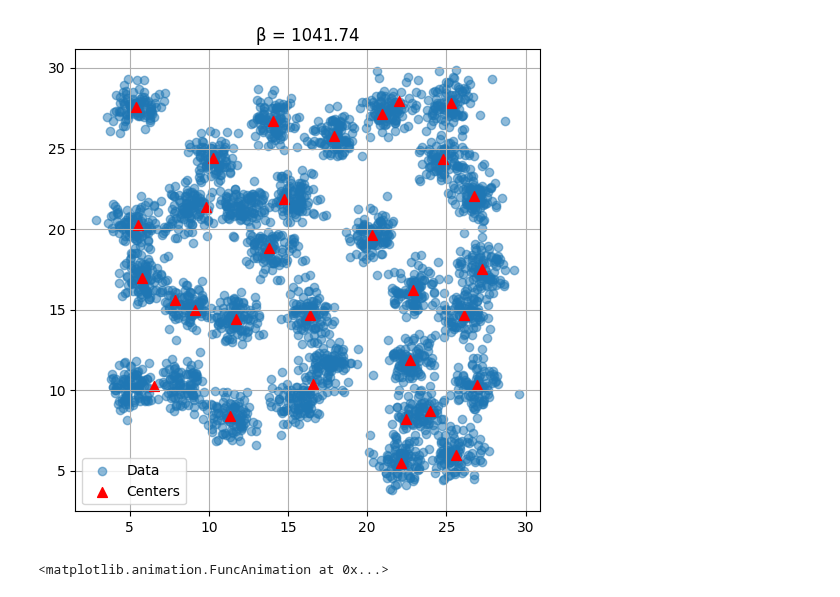
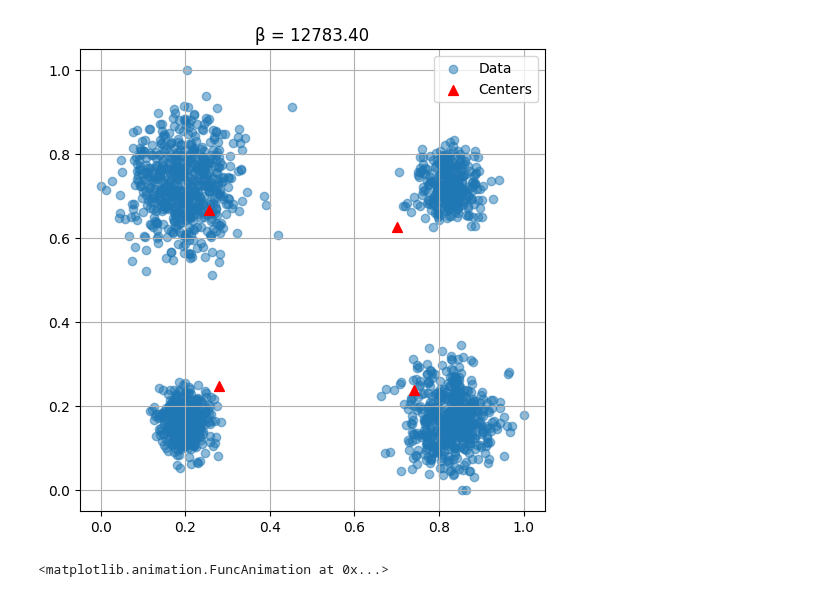
Before and after one commit to salar96/AutonomyAwareClustering, a Jupyter notebook: ReinforcementBasedClustering/RL Clustering Phase Transitions.ipynb, the cells around one changed output. Drawn from its saved outputs; the diff is of its cells as text; code cells hidden in the pictures.

Commit message:
Fixed True case notebook

```diff
--- a/ReinforcementBasedClustering/RL Clustering Phase Transitions.ipynb
+++ b/ReinforcementBasedClustering/RL Clustering Phase Transitions.ipynb
@@ -5,16 +5,16 @@ import matplotlib.pyplot as plt
 from scipy.spatial.distance import cdist
 
 np.random.seed(42)
+# %%
+from TestCaseGenerator import data_RLClustering
+X, M, T_P, N, d = data_RLClustering(4)
 # %%
-# Cell 2: Parameters and Data
-N = 3100  # Number of data points
-M = 31  # Number of clusters
-beta_min = 0.001
-beta_max = 1000.0
-tau = 1.05
 
-# X = np.random.randn(N, 2)               # 2D input data
-X = np.loadtxt("D31.txt")[:, :2]
+beta_min = 0.1
+beta_max = 10000.0
+tau = 1.5
+
+
 rho = np.ones(N) / N  # Uniform weights
 
 # Initialize cluster centers randomly
@@ -32,40 +77,39 @@ p_l_given_ji /= np.sum(p_l_given_ji, axis=2, keepdims=True)
 # Cell 4: Main loop with policy and y_l updates
 beta = beta_min
 Y_old = Y.copy() + 1e6
-Y_list = [Y]
+Y_list = []
+pi_list = []
 while beta <= beta_max:
     counter = 0
     while np.linalg.norm(Y - Y_old) / np.linalg.norm(Y_old) > 1e-6:
         # update policy
         D = cdist(X, Y, "sqeuclidean", out=None)
         D_bar = np.sum(np.tile(D[:, None, :], (1, M, 1)) * p_l_given_ji, axis=2)
         mins = np.min(D_bar, axis=1, keepdims=True)
         D_bar_normalized = D_bar - mins
         pi = np.exp(-beta * D_bar_normalized)
         pi /= np.sum(pi, axis=1, keepdims=True)
         # update cluster centers
-        p_y_x = pi * np.tile(rho[:, None], (1, M))
-        p_y = np.sum(p_y_x, axis=0)
-        p_x_given_y = p_y_x / np.tile(p_y[None, :], (N, 1))
-        Y = p_x_given_y.T @ X
+        Y = compute_cluster_centers(X, rho, pi, p_l_given_ji, eps=1e-12)
 
         counter += 1
         Y_old = Y.copy()
-    Y_list.append(Y.copy())
+    Y_list.append(Y)
+    pi_list.append(pi)
     beta *= tau
     Y += np.random.randn(M, 2) * 0.001  # Add small noise to avoid local minima
     # print(
     #         f"Iteration {counter}, beta: {beta:.2f}, norm: {np.linalg.norm(Y - Y_old):.6f}"
     #     )
     # Plot for GIF
 fig, ax = plt.subplots(figsize=(6, 6))
 ax.scatter(X[:, 0], X[:, 1], alpha=0.5, label="Data")
 ax.scatter(Y[:, 0], Y[:, 1], color="red", s=50, marker="^", label="Centers")
 ax.set_title(f"β = {beta:.2f}")
 ax.legend()
 ax.grid(True)
 # %% [output]
-[figure, old version]
+[figure, new version]
 # %%
 from animator import animate_Clusters
 
```
Also changed, not shown: parts of 2 cells of this notebook, 1 other file.
